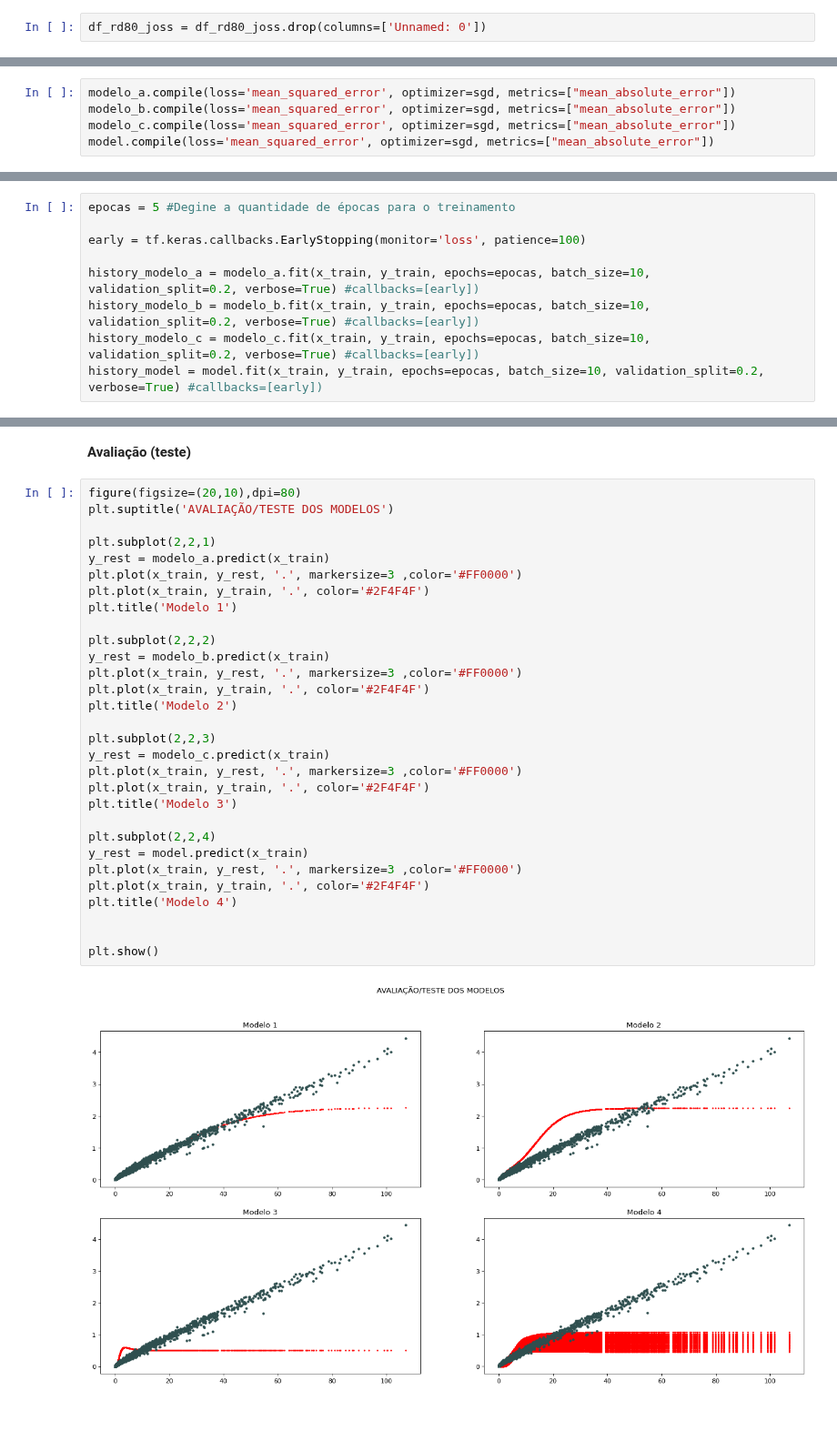
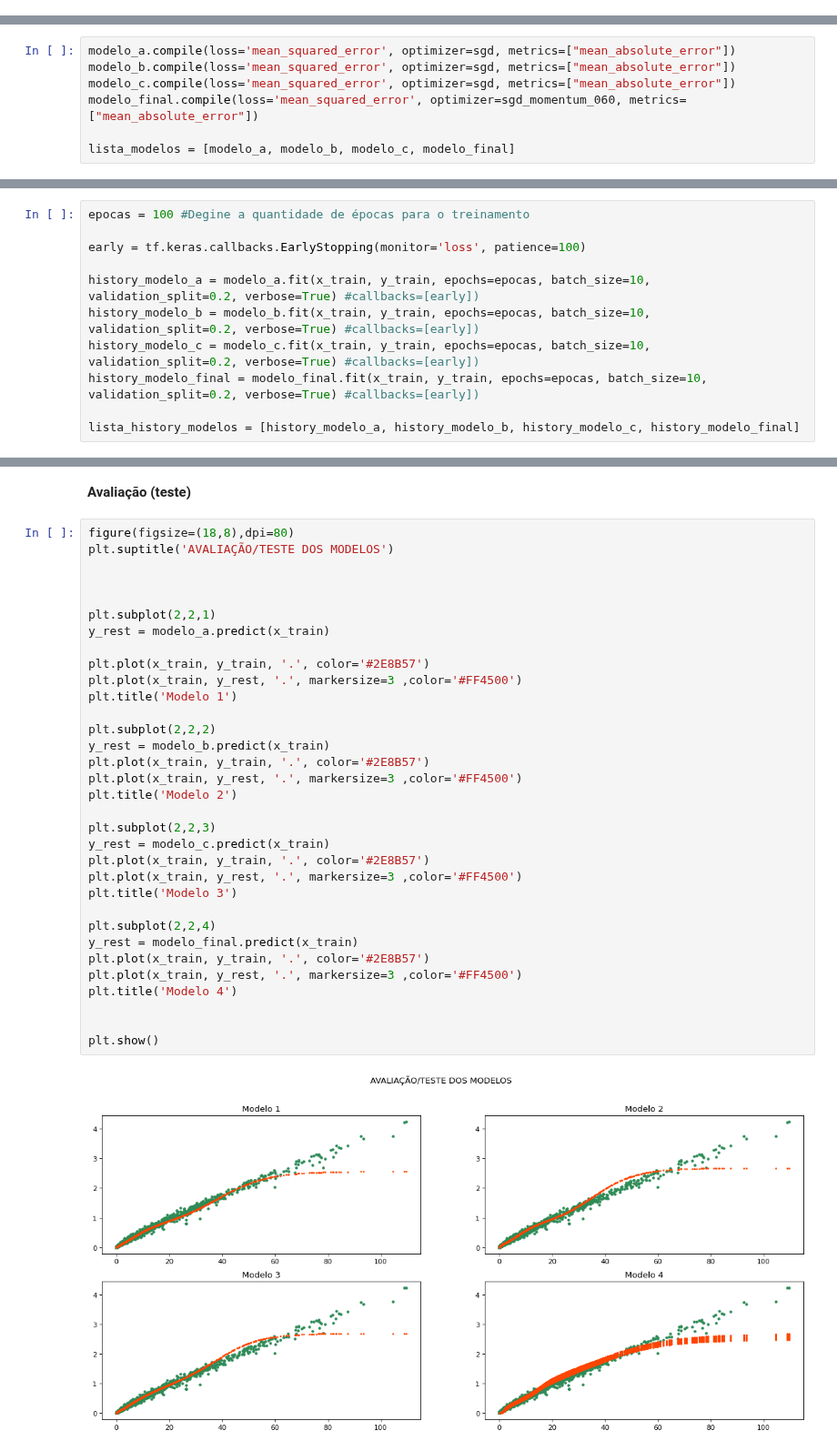
Before and after one commit to lourencocavalcante/Neurocomputacao, a Jupyter notebook: CAP351_Projeto_01_MLP.ipynb, the cells around one changed output, grey strips where cells are left out. Shown at 91% size. Drawn from its saved outputs; the diff is of its cells as text; blank space fills up the shorter version.

```diff
--- a/CAP351_Projeto_01_MLP.ipynb
+++ b/CAP351_Projeto_01_MLP.ipynb
@@ -165,8 +168,6 @@ df_rd80_joss.head()
 | 2 | 2020-03-17 13:54:00 | 0.0 | 0.0 | 0.0 | 0.0 | ... |
 | 3 | 2020-03-17 13:55:00 | 0.0 | 0.0 | 0.0 | 0.0 | ... |
 | 4 | 2020-03-17 13:56:00 | 0.0 | 0.0 | 0.0 | 0.0 | ... |
-# %%
-df_rd80_joss = df_rd80_joss.drop(columns=['Unnamed: 0'])
 # %%
 df_rd80_joss.describe()
 # %% [output]
@@ -296,16 +274,20 @@ model.add(keras.layers.Dense(units=50, activation="linear"))
 modelo_a.compile(loss='mean_squared_error', optimizer=sgd, metrics=["mean_absolute_error"])
 modelo_b.compile(loss='mean_squared_error', optimizer=sgd, metrics=["mean_absolute_error"])
 modelo_c.compile(loss='mean_squared_error', optimizer=sgd, metrics=["mean_absolute_error"])
-model.compile(loss='mean_squared_error', optimizer=sgd, metrics=["mean_absolute_error"])
+modelo_final.compile(loss='mean_squared_error', optimizer=sgd_momentum_060, metrics=["mean_absolute_error"])
+
+lista_modelos = [modelo_a, modelo_b, modelo_c, modelo_final]
 # %% [markdown]
 **Agora vamos treinar os Modelos**
 # %%
-epocas = 5 #Degine a quantidade de épocas para o treinamento
+epocas = 100 #Degine a quantidade de épocas para o treinamento
 
 early = tf.keras.callbacks.EarlyStopping(monitor='loss', patience=100)
 
 history_modelo_a = modelo_a.fit(x_train, y_train, epochs=epocas, batch_size=10, validation_split=0.2, verbose=True) #callbacks=[early])
 history_modelo_b = modelo_b.fit(x_train, y_train, epochs=epocas, batch_size=10, validation_split=0.2, verbose=True) #callbacks=[early])
 history_modelo_c = modelo_c.fit(x_train, y_train, epochs=epocas, batch_size=10, validation_split=0.2, verbose=True) #callbacks=[early])
-history_model = model.fit(x_train, y_train, epochs=epocas, batch_size=10, validation_split=0.2, verbose=True) #callbacks=[early])
+history_modelo_final = modelo_final.fit(x_train, y_train, epochs=epocas, batch_size=10, validation_split=0.2, verbose=True) #callbacks=[early])
+
+lista_history_modelos = [history_modelo_a, history_modelo_b, history_modelo_c, history_modelo_final]
 # %% [output]
@@ -371,37 +325,40 @@ plt.show()
 # %% [markdown]
 **Avaliação (teste)**
 # %%
-figure(figsize=(20,10),dpi=80)
+figure(figsize=(18,8),dpi=80)
 plt.suptitle('AVALIAÇÃO/TESTE DOS MODELOS')
+
+
 
 plt.subplot(2,2,1)
 y_rest = modelo_a.predict(x_train)
-plt.plot(x_train, y_rest, '.', markersize=3 ,color='#FF0000')
-plt.plot(x_train, y_train, '.', color='#2F4F4F')
+
+plt.plot(x_train, y_train, '.', color='#2E8B57')
+plt.plot(x_train, y_rest, '.', markersize=3 ,color='#FF4500')
 plt.title('Modelo 1')
 
 plt.subplot(2,2,2)
 y_rest = modelo_b.predict(x_train)
-plt.plot(x_train, y_rest, '.', markersize=3 ,color='#FF0000')
-plt.plot(x_train, y_train, '.', color='#2F4F4F')
+plt.plot(x_train, y_train, '.', color='#2E8B57')
+plt.plot(x_train, y_rest, '.', markersize=3 ,color='#FF4500')
 plt.title('Modelo 2')
 
 plt.subplot(2,2,3)
 y_rest = modelo_c.predict(x_train)
-plt.plot(x_train, y_rest, '.', markersize=3 ,color='#FF0000')
-plt.plot(x_train, y_train, '.', color='#2F4F4F')
+plt.plot(x_train, y_train, '.', color='#2E8B57')
+plt.plot(x_train, y_rest, '.', markersize=3 ,color='#FF4500')
 plt.title('Modelo 3')
 
 plt.subplot(2,2,4)
-y_rest = model.predict(x_train)
-plt.plot(x_train, y_rest, '.', markersize=3 ,color='#FF0000')
-plt.plot(x_train, y_train, '.', color='#2F4F4F')
+y_rest = modelo_final.predict(x_train)
+plt.plot(x_train, y_train, '.', color='#2E8B57')
+plt.plot(x_train, y_rest, '.', markersize=3 ,color='#FF4500')
 plt.title('Modelo 4')
 
 
 plt.show()
 # %% [output]
-[figure, old version]
+[figure, new version]
 # %%
 figure(figsize=(20,5),dpi=80)
 plt.suptitle('Avaliação dos modelos')
```
Also changed, not shown: parts of 26 cells of this notebook.
